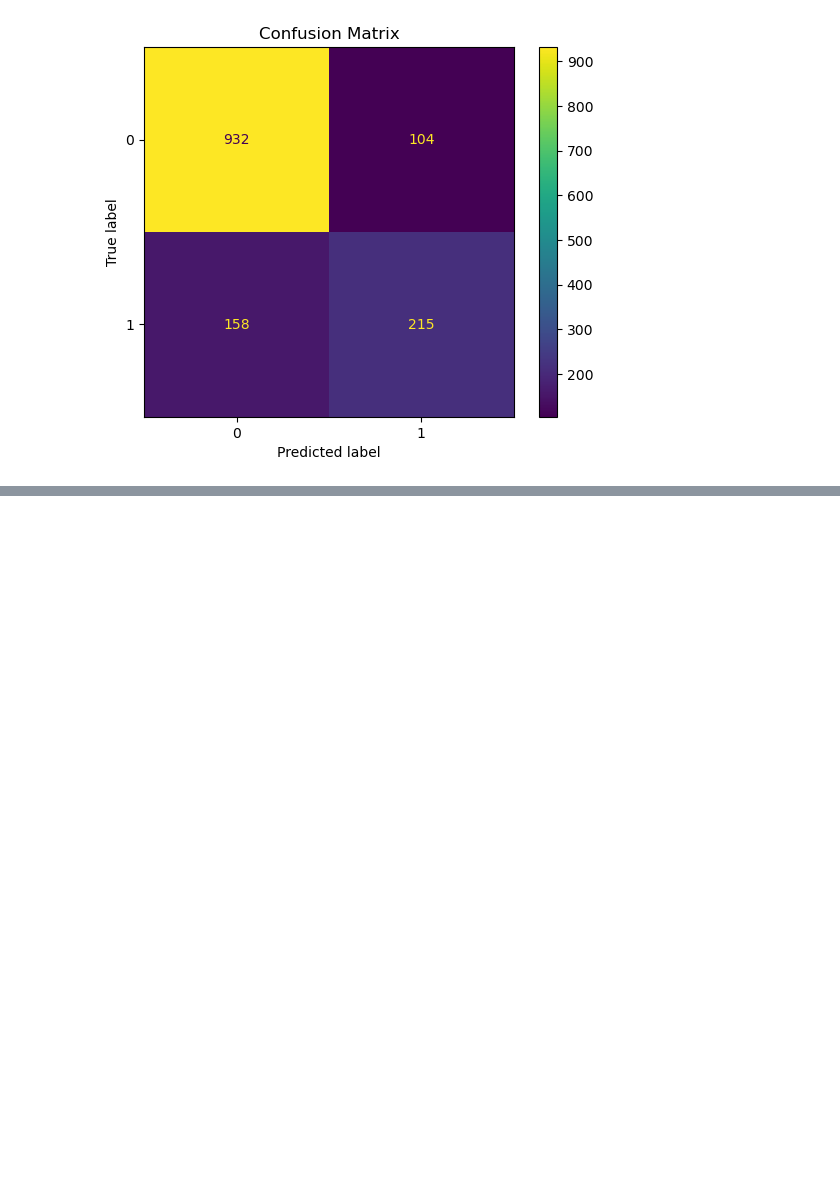
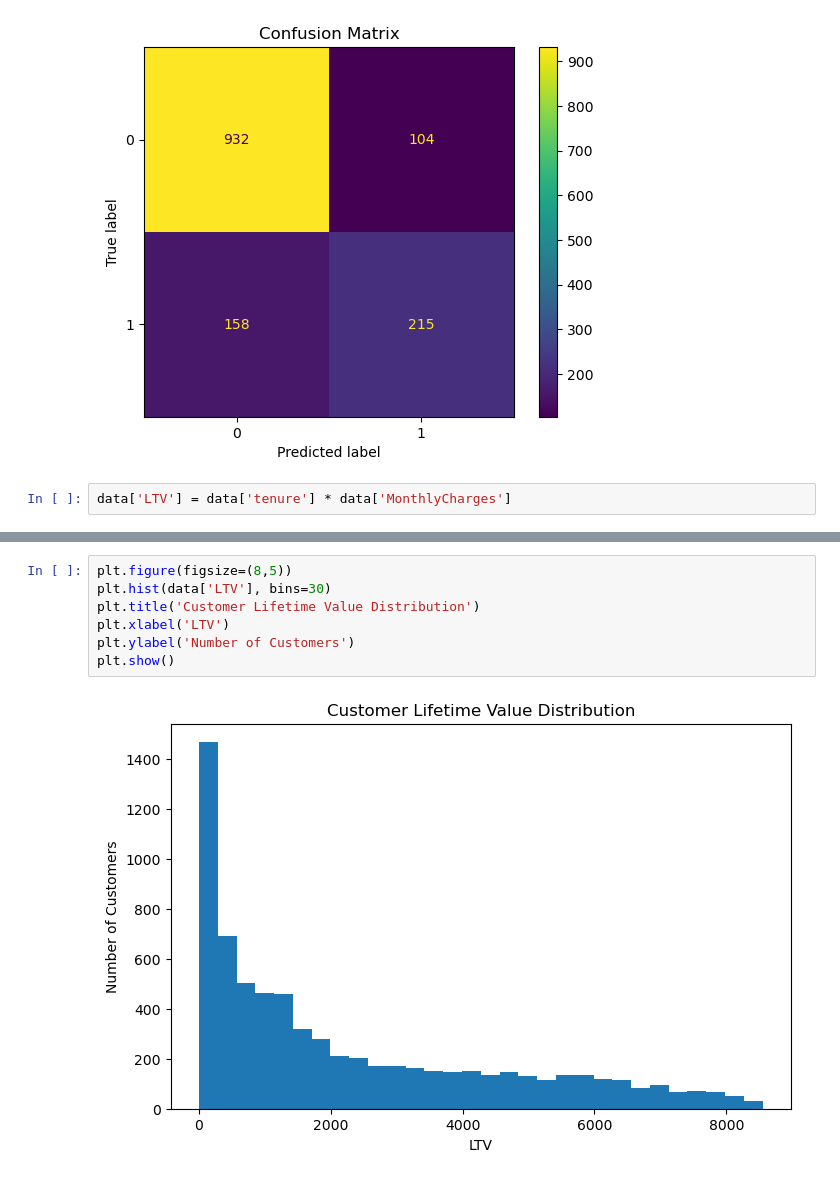
Before and after one commit to Manideep685/SKS-Project, a Jupyter notebook: notebook/cleaning.ipynb, the cells around one changed output, grey strips where cells are left out. Drawn from its saved outputs; the diff is of its cells as text; blank space fills up the shorter version.

```diff
--- a/notebook/cleaning.ipynb
+++ b/notebook/cleaning.ipynb
@@ -294,3 +294,5 @@ plt.title("Confusion Matrix")
 plt.show()
 # %% [output]
 [figure]
+# %%
+data['LTV'] = data['tenure'] * data['MonthlyCharges']
@@ -296,0 +367,9 @@ plt.show()
+# %%
+plt.figure(figsize=(8,5))
+plt.hist(data['LTV'], bins=30)
+plt.title('Customer Lifetime Value Distribution')
+plt.xlabel('LTV')
+plt.ylabel('Number of Customers')
+plt.show()
+# %% [output]
+[figure, added]
```
Also changed, not shown: parts of 9 cells of this notebook.
